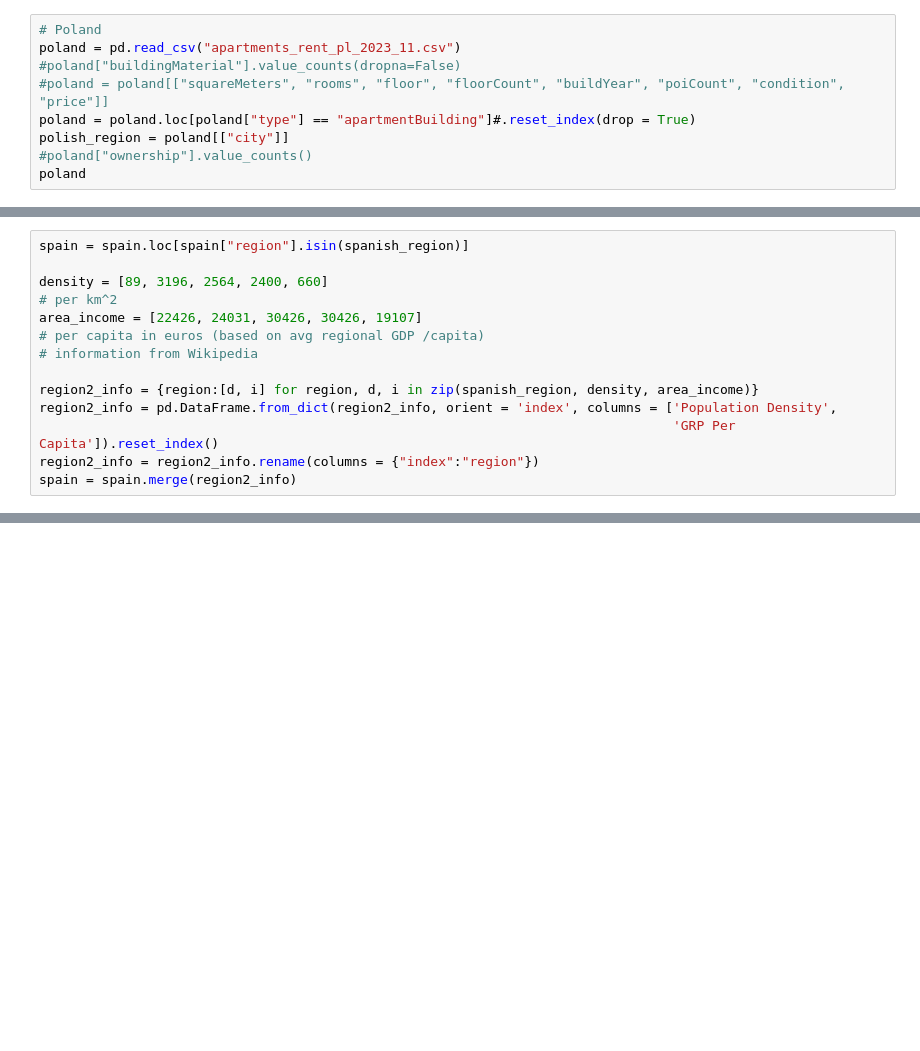
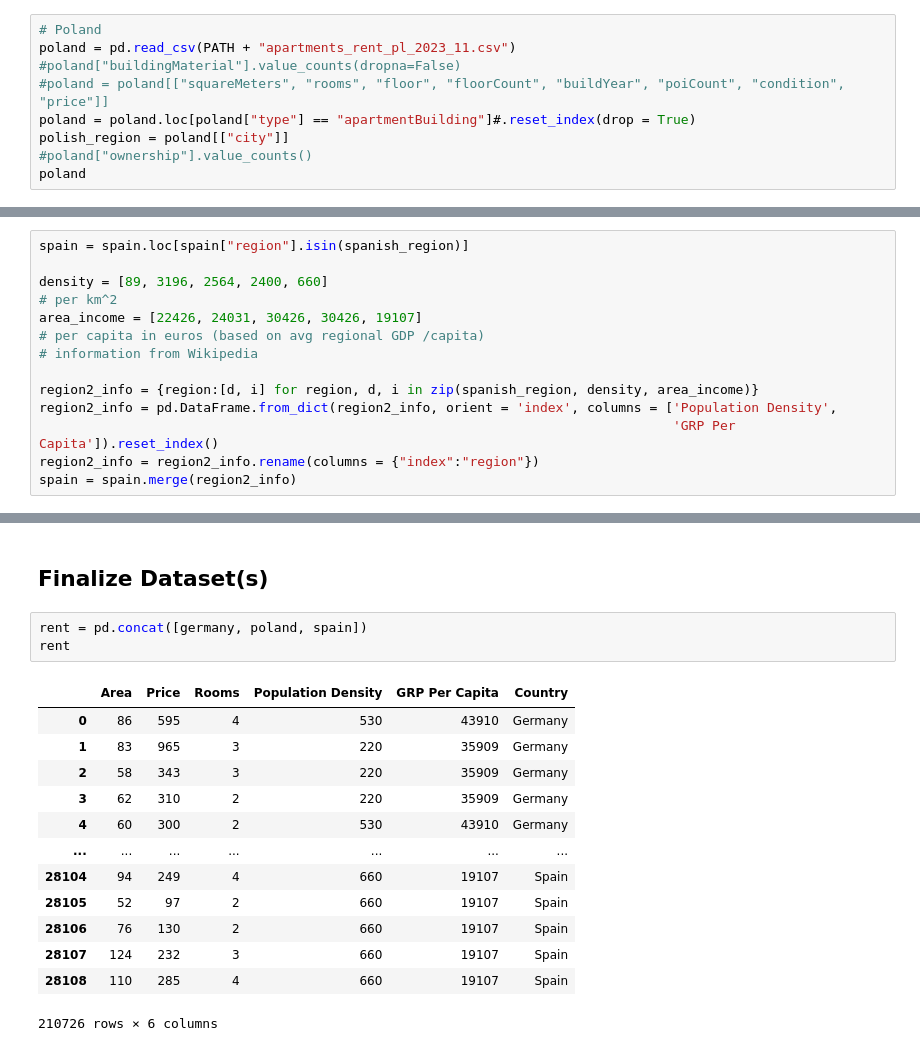
Before and after one commit to tzt775/apartments, a Jupyter notebook: European Rent - Create Dataframe.ipynb, the cells around one changed output, grey strips where cells are left out. Saved outputs shown, nothing was run; the diff lists cells and outputs as text; blank space fills up the shorter version.

```diff
--- a/European Rent - Create Dataframe.ipynb
+++ b/European Rent - Create Dataframe.ipynb
@@ -129,7 +105,7 @@ germany
 ### Poland
 # %%
 # Poland
-poland = pd.read_csv("apartments_rent_pl_2023_11.csv")
+poland = pd.read_csv(PATH + "apartments_rent_pl_2023_11.csv")
 #poland["buildingMaterial"].value_counts(dropna=False)
 #poland = poland[["squareMeters", "rooms", "floor", "floorCount", "buildYear", "poiCount", "condition", "price"]]
 poland = poland.loc[poland["type"] == "apartmentBuilding"]#.reset_index(drop = True)
@@ -312,0 +311,19 @@ spain
+# %% [markdown]
+## Finalize Dataset(s)
+# %%
+rent = pd.concat([germany, poland, spain])
+rent
+# %% [output]
+|  | Area | Price | Rooms | Population Density | GRP Per Capita | Country |
+| 0 | 86 | 595 | 4 | 530 | 43910 | Germany |
+| 1 | 83 | 965 | 3 | 220 | 35909 | Germany |
+| 2 | 58 | 343 | 3 | 220 | 35909 | Germany |
+| 3 | 62 | 310 | 2 | 220 | 35909 | Germany |
+| 4 | 60 | 300 | 2 | 530 | 43910 | Germany |
+| ... | ... | ... | ... | ... | ... | ... |
+| 28104 | 94 | 249 | 4 | 660 | 19107 | Spain |
+| 28105 | 52 | 97 | 2 | 660 | 19107 | Spain |
+| 28106 | 76 | 130 | 2 | 660 | 19107 | Spain |
+| 28107 | 124 | 232 | 3 | 660 | 19107 | Spain |
+| 28108 | 110 | 285 | 4 | 660 | 19107 | Spain |
+210726 rows × 6 columns
```
Also changed, not shown: parts of 32 cells of this notebook.
